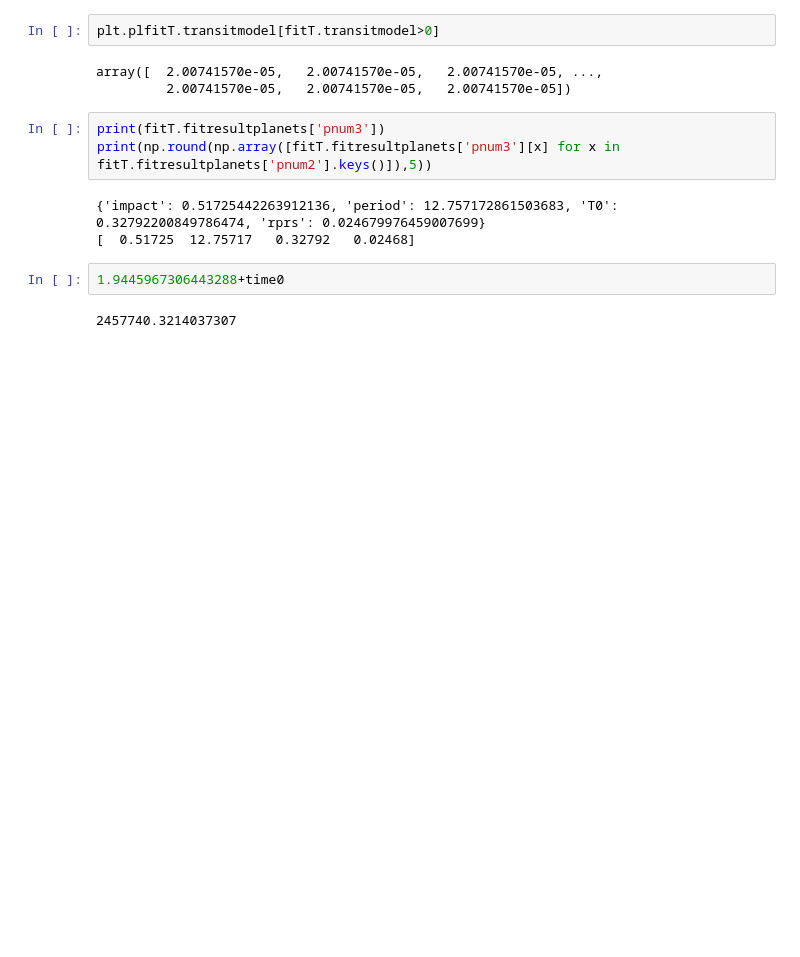
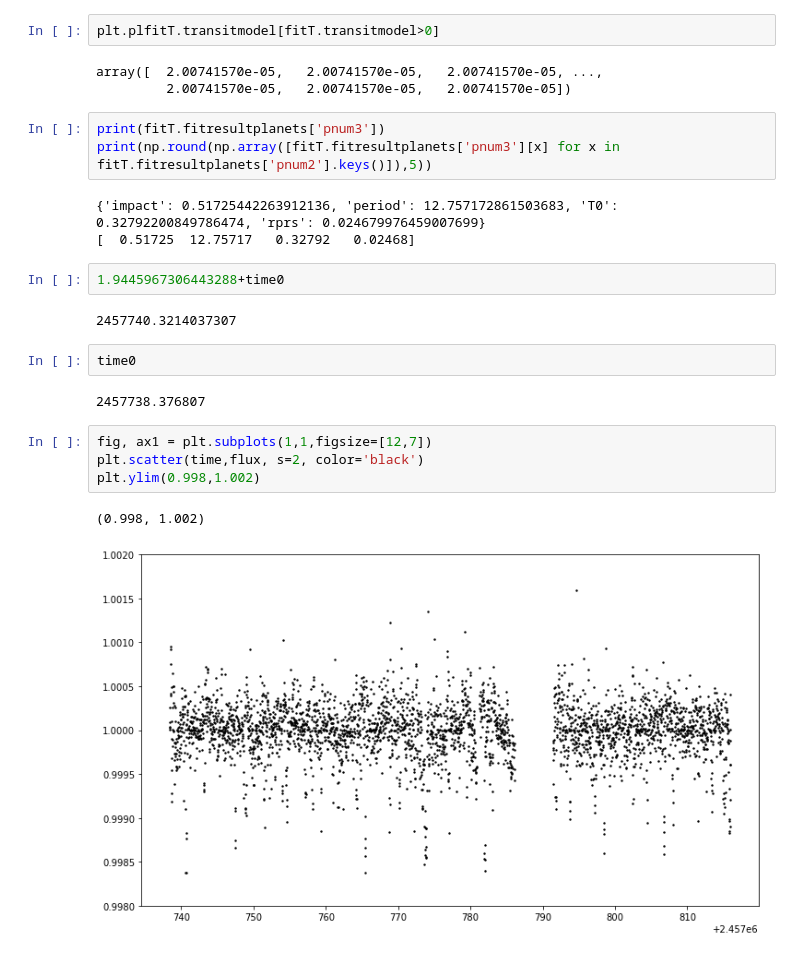
Before and after one commit to mrtommyb/nothinginteresting, a Jupyter notebook: EE1/Untitled.ipynb, the cells around one changed output. Cells and saved outputs as stored; diff of their text form; blank space fills up the shorter version.

Commit message:
updaing plots

```diff
--- a/EE1/Untitled.ipynb
+++ b/EE1/Untitled.ipynb
@@ -273,3 +273,14 @@ print(np.round(np.array([fitT.fitresultplanets['pnum3'][x] for x in fitT.fitresu
 1.9445967306443288+time0
 # %% [output]
 2457740.3214037307
+# %%
+time0
+# %% [output]
+2457738.376807
+# %%
+fig, ax1 = plt.subplots(1,1,figsize=[12,7])
+plt.scatter(time,flux, s=2, color='black')
+plt.ylim(0.998,1.002)
+# %% [output]
+(0.998, 1.002)
+[figure, added]
```
